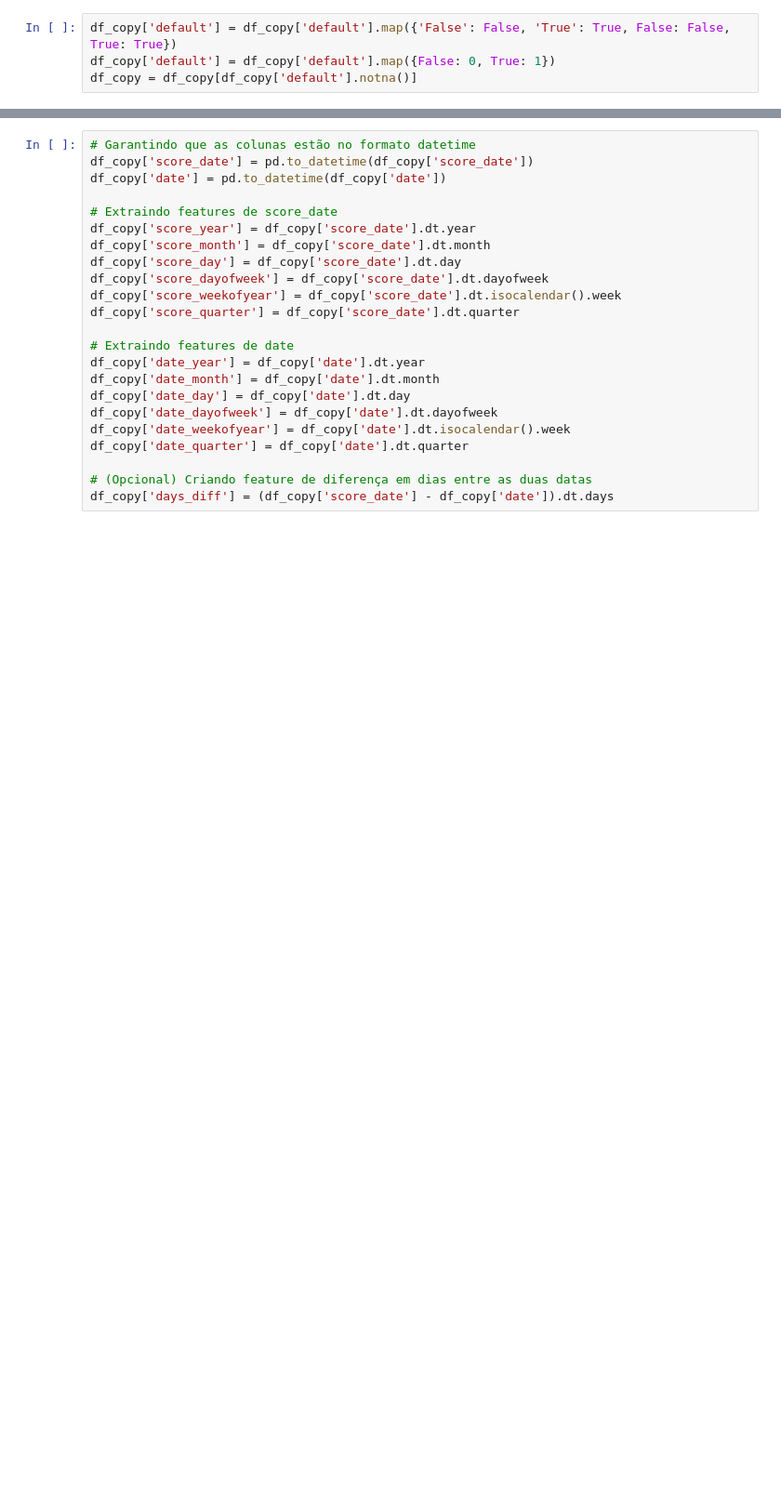
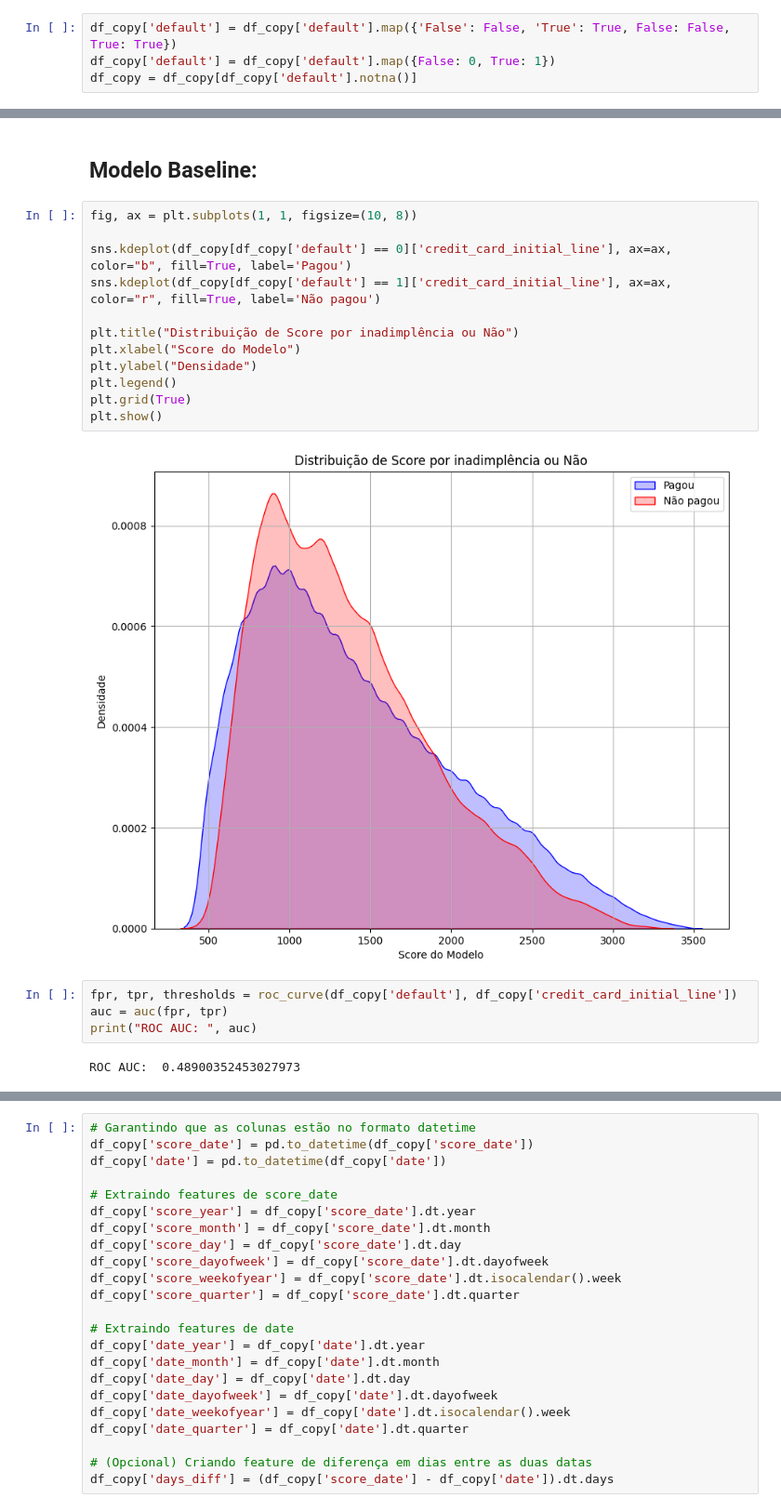
Before and after one commit to josieleferreira/credito_fintech, a Jupyter notebook: notebooks/predictive_model.ipynb, the cells around one changed output, grey strips where cells are left out. Shown at 93% size. Saved outputs shown, nothing was run; the diff lists cells and outputs as text; blank space fills up the shorter version.

Commit message:
feat: Inclusão de modelo preditivo

```diff
--- a/notebooks/predictive_model.ipynb
+++ b/notebooks/predictive_model.ipynb
@@ -69,0 +84,23 @@ Tratamento das demais variáveis:
+# %% [markdown]
+Modelo Baseline:
+-
+# %%
+fig, ax = plt.subplots(1, 1, figsize=(10, 8))
+
+sns.kdeplot(df_copy[df_copy['default'] == 0]['credit_card_initial_line'], ax=ax, color="b", fill=True, label='Pagou')
+sns.kdeplot(df_copy[df_copy['default'] == 1]['credit_card_initial_line'], ax=ax, color="r", fill=True, label='Não pagou')
+
+plt.title("Distribuição de Score por inadimplência ou Não")
+plt.xlabel("Score do Modelo")
+plt.ylabel("Densidade")
+plt.legend()
+plt.grid(True)
+plt.show()
+# %% [output]
+[figure, added]
+# %%
+fpr, tpr, thresholds = roc_curve(df_copy['default'], df_copy['credit_card_initial_line'])
+auc = auc(fpr, tpr)
+print("ROC AUC: ", auc)
+# %% [output]
+ROC AUC:  0.48900352453027973
```
Also changed, not shown: parts of 60 cells of this notebook, 3 other files.
